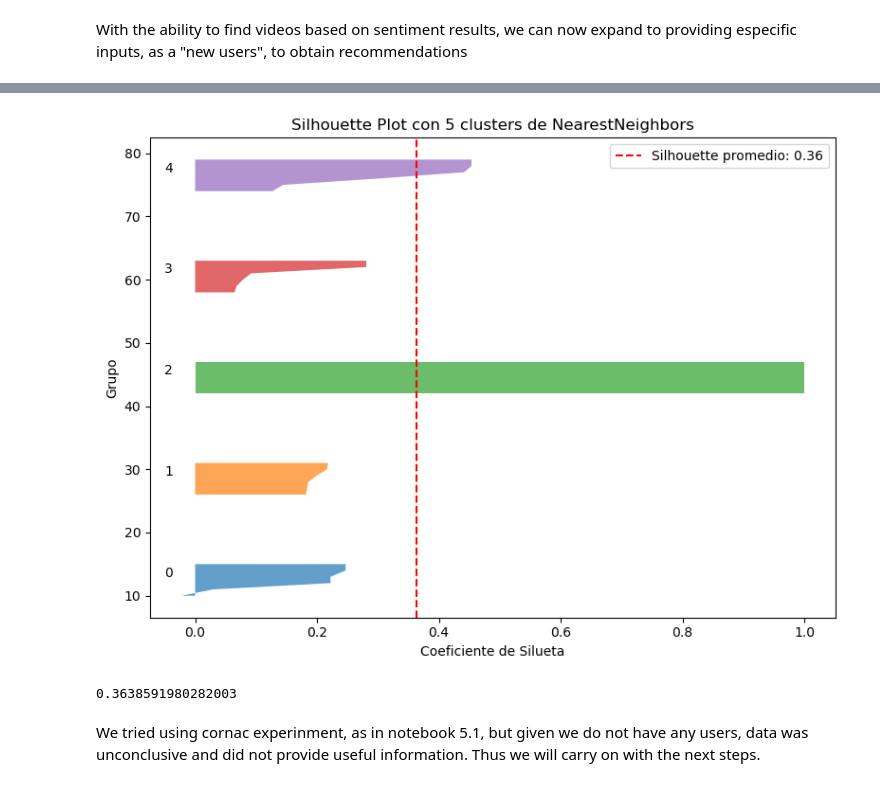
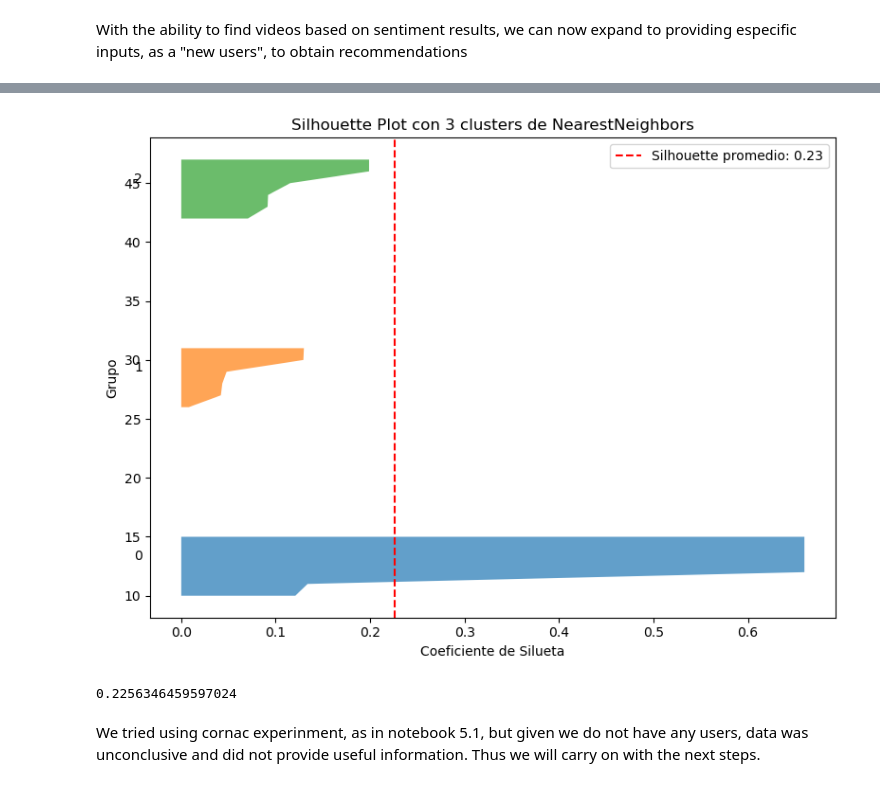
Before and after one commit to adrianarodriguezrodriguez/youtube, a Jupyter notebook: spark.ipynb, the cells around one changed output, grey strips where cells are left out. Drawn from its saved outputs; the diff is of its cells as text; code cells hidden in the pictures.

```diff
--- a/spark.ipynb
+++ b/spark.ipynb
@@ -472,36 +475,36 @@ def clustering_with_neighbors(data_tf_df, data, user_sentiment="positive", num_q
     final_features = sampled_features[valid_mask]
     final_labels = cluster_labels[valid_mask]
 
     # Silhouette Score
     sil_score = silhouette_score(final_features, final_labels)
     sil_values = silhouette_samples(final_features, final_labels)
 
     # Gráfico
     fig, ax = plt.subplots(figsize=(8, 6))
     y_lower = 10
     for i in np.unique(final_labels):
         ith_values = sil_values[final_labels == i]
         ith_values.sort()
         size = len(ith_values)
         y_upper = y_lower + size
         ax.fill_betweenx(np.arange(y_lower, y_upper), 0, ith_values, alpha=0.7)
         ax.text(-0.05, y_lower + 0.5 * size, str(i))
         y_lower = y_upper + 10
 
     ax.axvline(sil_score, color="red", linestyle="--", label=f"Silhouette promedio: {sil_score:.2f}")
     ax.set_title(f"Silhouette Plot con {num_queries} clusters de NearestNeighbors")
     ax.set_xlabel("Coeficiente de Silueta")
     ax.set_ylabel("Grupo")
     ax.legend()
     plt.tight_layout()
     plt.show()
 
     return sil_score
 
-clustering_with_neighbors(data_tf_df, data, user_sentiment="positive", num_queries=5, num_recommendations=5, sample_size=500)
+clustering_with_neighbors(data_tf_df, data, user_sentiment="positive", num_queries=3, num_recommendations=5, sample_size=1000)
 # %% [output]
-[figure, old version]
+[figure, new version]
-0.3638591980282003
+0.2256346459597024
 # %% [markdown]
 We tried using cornac experinment, as in notebook 5.1, but given we do not have any users, data was unconclusive and did not provide useful information. Thus we will carry on with the next steps.
 # %% [markdown]
```
Also changed, not shown: parts of 9 cells of this notebook, 8 other files.
